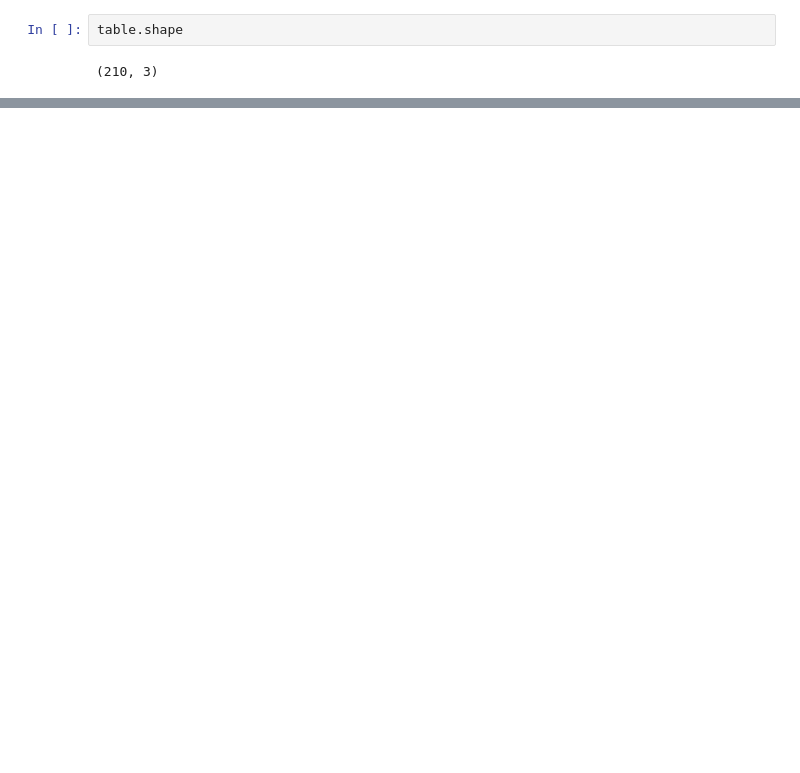
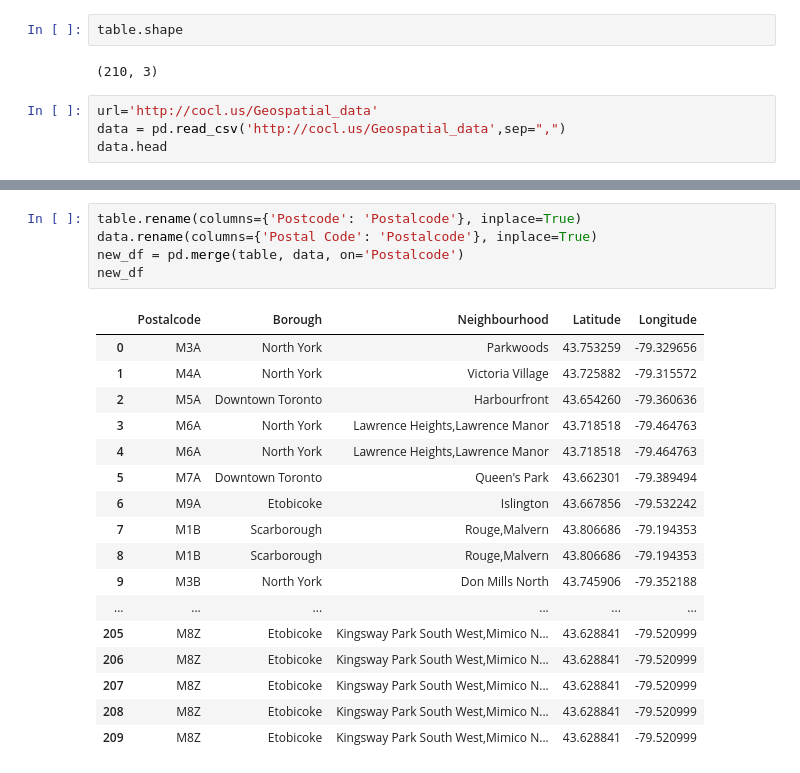
Before and after one commit to nerminbb/narmy-s-repo, a Jupyter notebook: clustering.ipynb, the cells around one changed output, grey strips where cells are left out. Saved outputs shown, nothing was run; the diff lists cells and outputs as text; blank space fills up the shorter version.

```diff
--- a/clustering.ipynb
+++ b/clustering.ipynb
@@ -129,3 +150,7 @@ See the caveats in the documentation: http://pandas.pydata.org/pandas-docs/stabl
 table.shape
 # %% [output]
 (210, 3)
+# %%
+url='http://cocl.us/Geospatial_data'
+data = pd.read_csv('http://cocl.us/Geospatial_data',sep=",")
+data.head
@@ -131,0 +175,23 @@ table.shape
+# %%
+table.rename(columns={'Postcode': 'Postalcode'}, inplace=True)
+data.rename(columns={'Postal Code': 'Postalcode'}, inplace=True)
+new_df = pd.merge(table, data, on='Postalcode')
+new_df
+# %% [output]
+|  | Postalcode | Borough | Neighbourhood | Latitude | Longitude |
+| 0 | M3A | North York | Parkwoods | 43.753259 | -79.329656 |
+| 1 | M4A | North York | Victoria Village | 43.725882 | -79.315572 |
+| 2 | M5A | Downtown Toronto | Harbourfront | 43.654260 | -79.360636 |
+| 3 | M6A | North York | Lawrence Heights,Lawrence Manor | 43.718518 | -79.464763 |
+| 4 | M6A | North York | Lawrence Heights,Lawrence Manor | 43.718518 | -79.464763 |
+| 5 | M7A | Downtown Toronto | Queen's Park | 43.662301 | -79.389494 |
+| 6 | M9A | Etobicoke | Islington | 43.667856 | -79.532242 |
+| 7 | M1B | Scarborough | Rouge,Malvern | 43.806686 | -79.194353 |
+| 8 | M1B | Scarborough | Rouge,Malvern | 43.806686 | -79.194353 |
+| 9 | M3B | North York | Don Mills North | 43.745906 | -79.352188 |
+| ... | ... | ... | ... | ... | ... |
+| 205 | M8Z | Etobicoke | Kingsway Park South West,Mimico N... | 43.628841 | -79.520999 |
+| 206 | M8Z | Etobicoke | Kingsway Park South West,Mimico N... | 43.628841 | -79.520999 |
+| 207 | M8Z | Etobicoke | Kingsway Park South West,Mimico N... | 43.628841 | -79.520999 |
+| 208 | M8Z | Etobicoke | Kingsway Park South West,Mimico N... | 43.628841 | -79.520999 |
+| 209 | M8Z | Etobicoke | Kingsway Park South West,Mimico N... | 43.628841 | -79.520999 |
```
Also changed, not shown: parts of 8 cells of this notebook.
